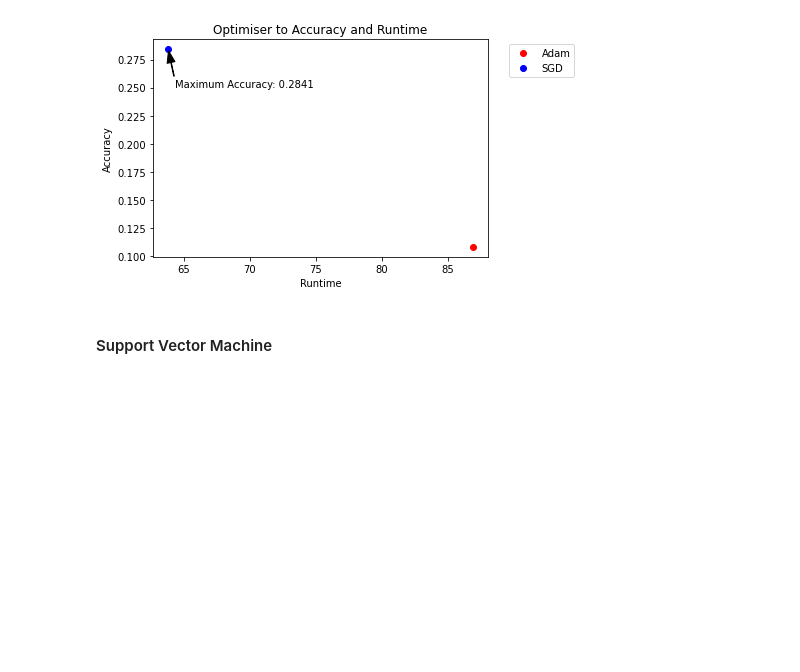
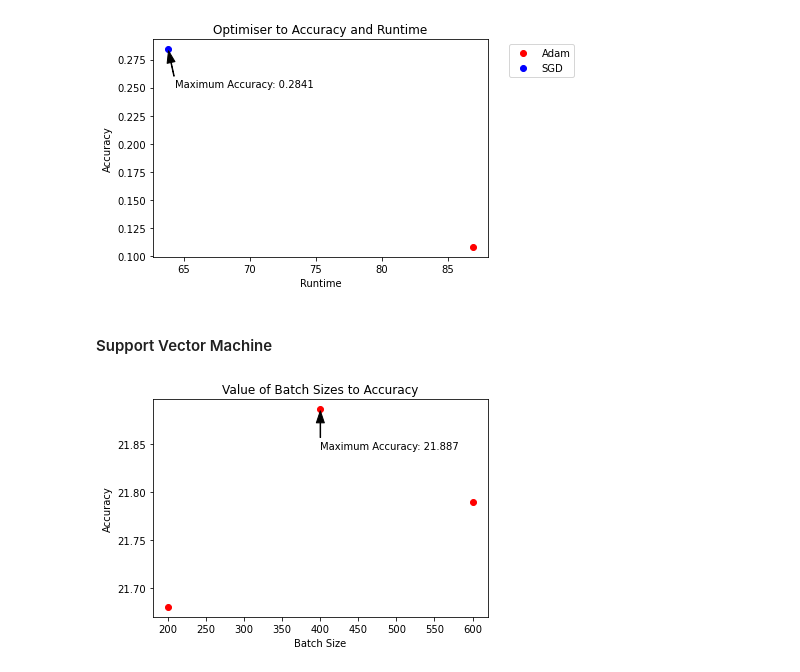
Before and after one commit to hollycraig/machine_learning_assignment_2, a Jupyter notebook: group97_other_algorithms.ipynb, the cells around one changed output. Drawn from its saved outputs; the diff is of its cells as text; code cells hidden in the pictures; blank space fills up the shorter version.

```diff
--- a/group97_other_algorithms.ipynb
+++ b/group97_other_algorithms.ipynb
@@ -1597,3 +1968,41 @@ with open('test_results/mlp_optimisers.csv') as csv_file:
 [figure]
 # %% [markdown]
 #### Support Vector Machine
+# %%
+with open('test_results/svm_batch_size.csv') as csv_file:
+    csv_reader = csv.reader(csv_file, delimiter=',')
+    line_count = 0
+    results = []
+
+    for row in csv_reader:
+        if line_count != 0:
+            results.append({
+              'weights' : row[0],
+              'learning_rate' : row[1],
+              'reg_param' : row[2],
+              'iterations' : row[3],
+              'batch_size' : float(row[4]),
+              'accuracy' : float(row[5]),
+              'runtime' : float(row[6])
+              })
+        line_count += 1
+
+    n_estimators_list = []
+    accuracies = []
+    runtimes = []
+
+    for result in results:
+        n_estimators_list.append(result['batch_size'])
+        accuracies.append(result['accuracy'])
+        runtimes.append(result['runtime'])
+
+    plt.plot(n_estimators_list, accuracies, 'ro')
+
+    plt.title('Value of Batch Sizes to Accuracy')
+    plt.xlabel('Batch Size')
+    plt.ylabel('Accuracy')
+    plt.annotate('Maximum Accuracy: 21.887', xy=(n_estimators_list[1], accuracies[1]), xytext=(400, 21.845),
+                arrowprops=dict(facecolor='black', shrink=0.05, width=0.5, headwidth=8))
+    plt.show()
+# %% [output]
+[figure, added]
```
Also changed, not shown: parts of 13 cells of this notebook, 7 other files.
